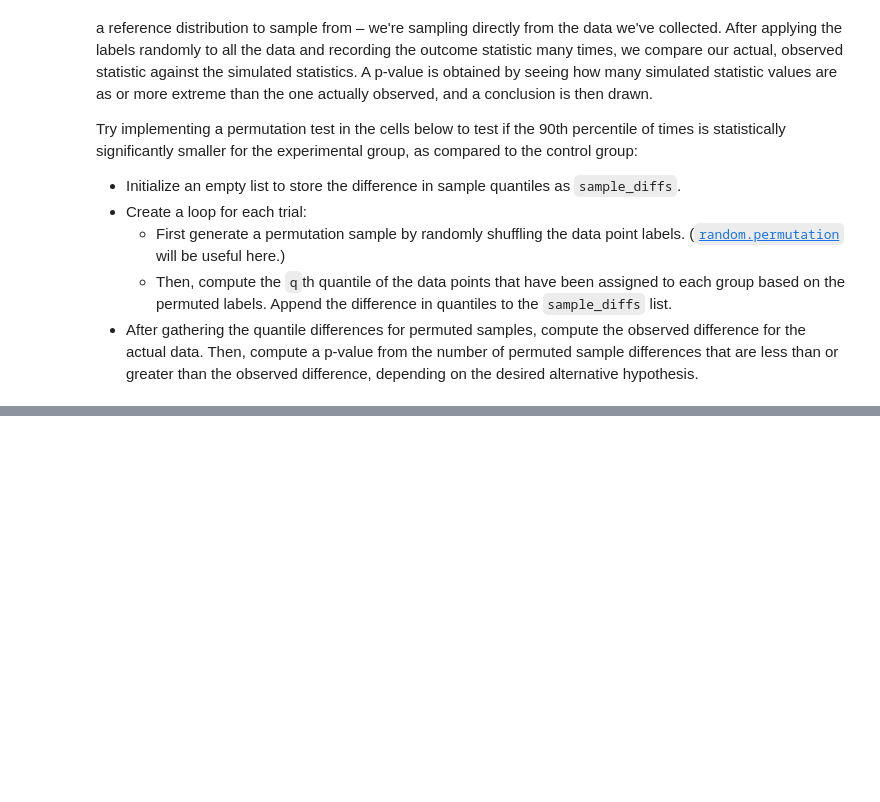
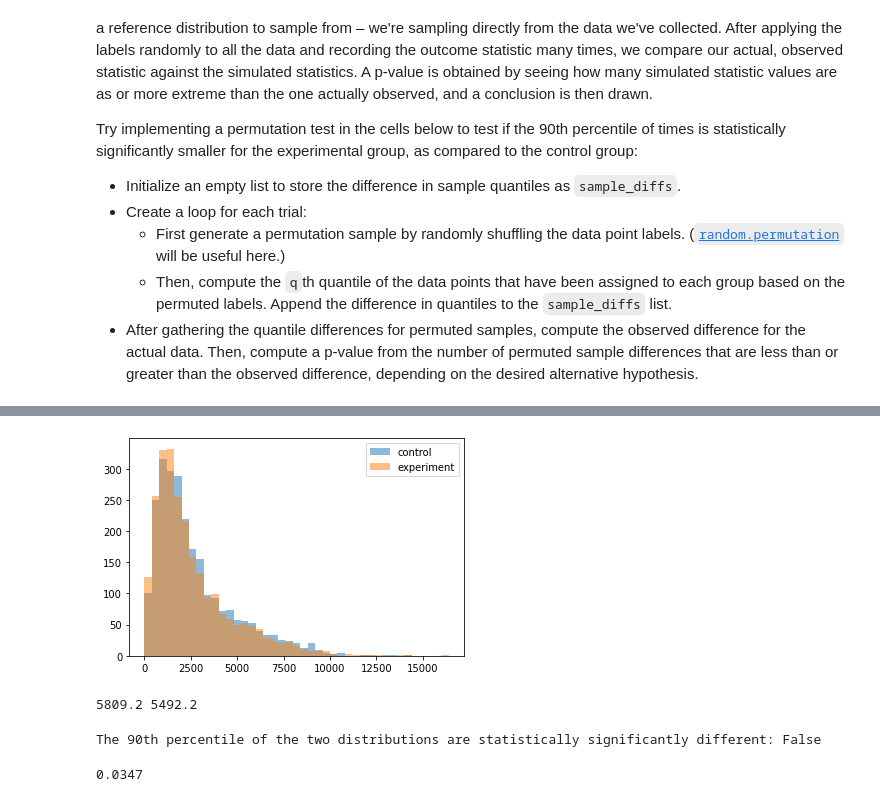
Before and after one commit to ChristopherDaigle/udacity_nano_ds, a Jupyter notebook: main_lessons/04_exp_des_recc/lesson_03_stat_con.ipynb, the cells around one changed output, grey strips where cells are left out. Drawn from its saved outputs; the diff is of its cells as text; code cells hidden in the pictures; blank space fills up the shorter version.

```diff
--- a/main_lessons/04_exp_des_recc/lesson_03_stat_con.ipynb
+++ b/main_lessons/04_exp_des_recc/lesson_03_stat_con.ipynb
@@ -545,0 +591,3 @@ Try implementing a permutation test in the cells below to test if the 90th perce
+# %%
+data = pd.read_csv('01_stat_considerations/data/permutation_data.csv')
+data.head()
@@ -545,0 +601,29 @@ Try implementing a permutation test in the cells below to test if the 90th perce
+# %%
+# data visualization
+bin_borders = np.arange(0, data['time'].max()+400, 400)
+plt.hist(data[data['condition'] == 0]['time'], alpha = 0.5, bins = bin_borders)
+plt.hist(data[data['condition'] == 1]['time'], alpha = 0.5, bins = bin_borders)
+plt.legend(labels = ['control', 'experiment']);
+# %% [output]
+[figure, added]
+# %%
+# Just how different are the two distributions' 90th percentiles?
+print(np.percentile(data[data['condition'] == 0]['time'], 90),
+      np.percentile(data[data['condition'] == 1]['time'], 90))
+# %% [output]
+5809.2 5492.2
+# %%
+p_val = quantile_permtest(data['time'], data['condition'], 0.9,
+                  alternative = 'less')
+truthy = None
+if p_val >= 0.05:
+    truthy = 'True'
+else:
+    truthy = 'False'
+print("The 90th percentile of the two distributions are statistically significantly different: {}".format(truthy))
+# %% [output]
+The 90th percentile of the two distributions are statistically significantly different: False
+# %%
+p_val
+# %% [output]
+0.0347
```
Also changed, not shown: parts of 19 cells of this notebook, 1 other file.
